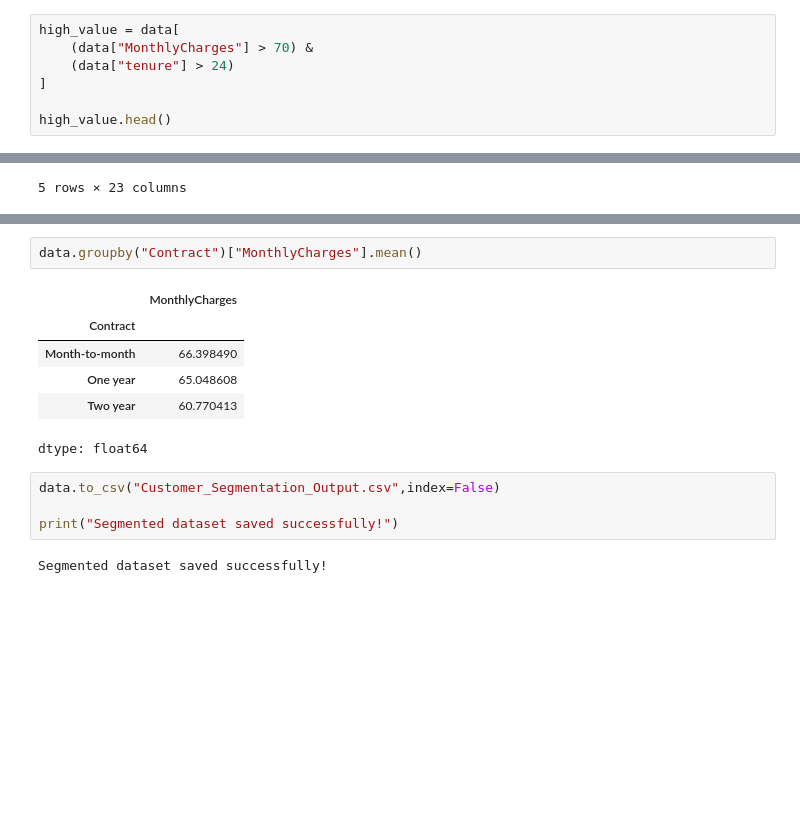
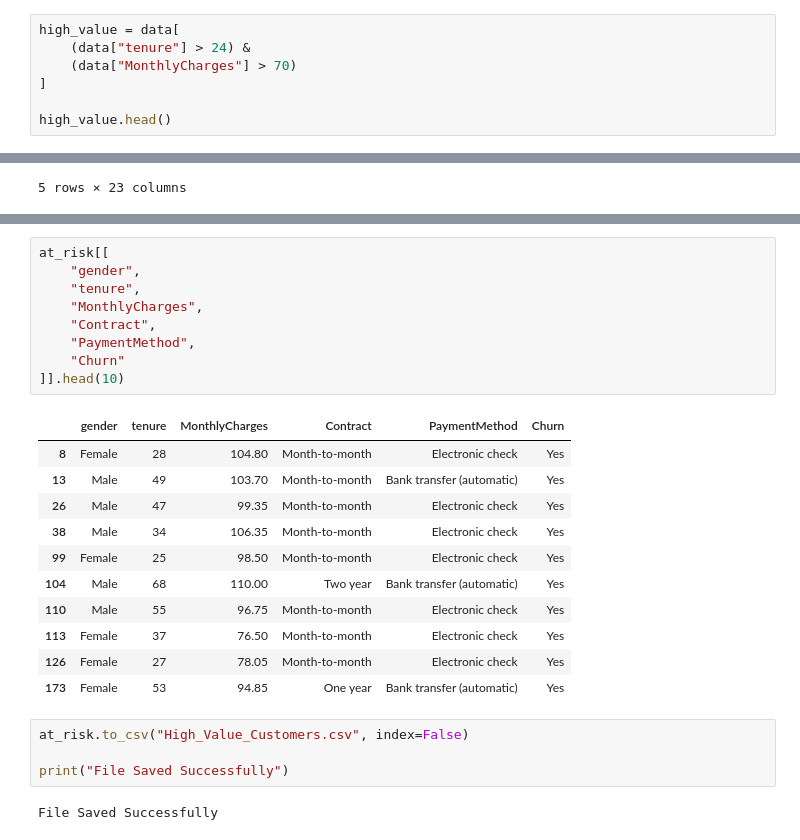
Before and after one commit to rajeev198886/SKS-Data-Science-Internship-2026, a Jupyter notebook: Customer_Segmentation.ipynb, the cells around one changed output, grey strips where cells are left out. Cells and saved outputs as stored; diff of their text form; blank space fills up the shorter version.

```diff
--- a/Customer_Segmentation.ipynb
+++ b/Customer_Segmentation.ipynb
@@ -131,8 +135,8 @@ plt.show()
 [figure]
 # %%
 high_value = data[
-    (data["MonthlyCharges"] > 70) &
-    (data["tenure"] > 24)
+    (data["tenure"] > 24) &
+    (data["MonthlyCharges"] > 70)
 ]
 
 high_value.head()
@@ -178,18 +182,30 @@ plt.title("High Value Customer Churn")
 plt.show()
 # %% [output]
 [figure]
-# %%
-data.groupby("Contract")["MonthlyCharges"].mean()
-# %% [output]
-|  | MonthlyCharges |
-| Contract |  |
-| Month-to-month | 66.398490 |
-| One year | 65.048608 |
-| Two year | 60.770413 |
-dtype: float64
+# %%
+at_risk[[
+    "gender",
+    "tenure",
+    "MonthlyCharges",
+    "Contract",
+    "PaymentMethod",
+    "Churn"
+]].head(10)
+# %% [output]
+|  | gender | tenure | MonthlyCharges | Contract | PaymentMethod | Churn |
+| 8 | Female | 28 | 104.80 | Month-to-month | Electronic check | Yes |
+| 13 | Male | 49 | 103.70 | Month-to-month | Bank transfer (automatic) | Yes |
+| 26 | Male | 47 | 99.35 | Month-to-month | Electronic check | Yes |
+| 38 | Male | 34 | 106.35 | Month-to-month | Electronic check | Yes |
+| 99 | Female | 25 | 98.50 | Month-to-month | Electronic check | Yes |
+| 104 | Male | 68 | 110.00 | Two year | Bank transfer (automatic) | Yes |
+| 110 | Male | 55 | 96.75 | Month-to-month | Electronic check | Yes |
+| 113 | Female | 37 | 76.50 | Month-to-month | Electronic check | Yes |
+| 126 | Female | 27 | 78.05 | Month-to-month | Electronic check | Yes |
+| 173 | Female | 53 | 94.85 | One year | Bank transfer (automatic) | Yes |
 # %%
-data.to_csv("Customer_Segmentation_Output.csv",index=False)
+at_risk.to_csv("High_Value_Customers.csv", index=False)
 
-print("Segmented dataset saved successfully!")
+print("File Saved Successfully")
 # %% [output]
-Segmented dataset saved successfully!
+File Saved Successfully
```
Also changed, not shown: parts of 9 cells of this notebook.
